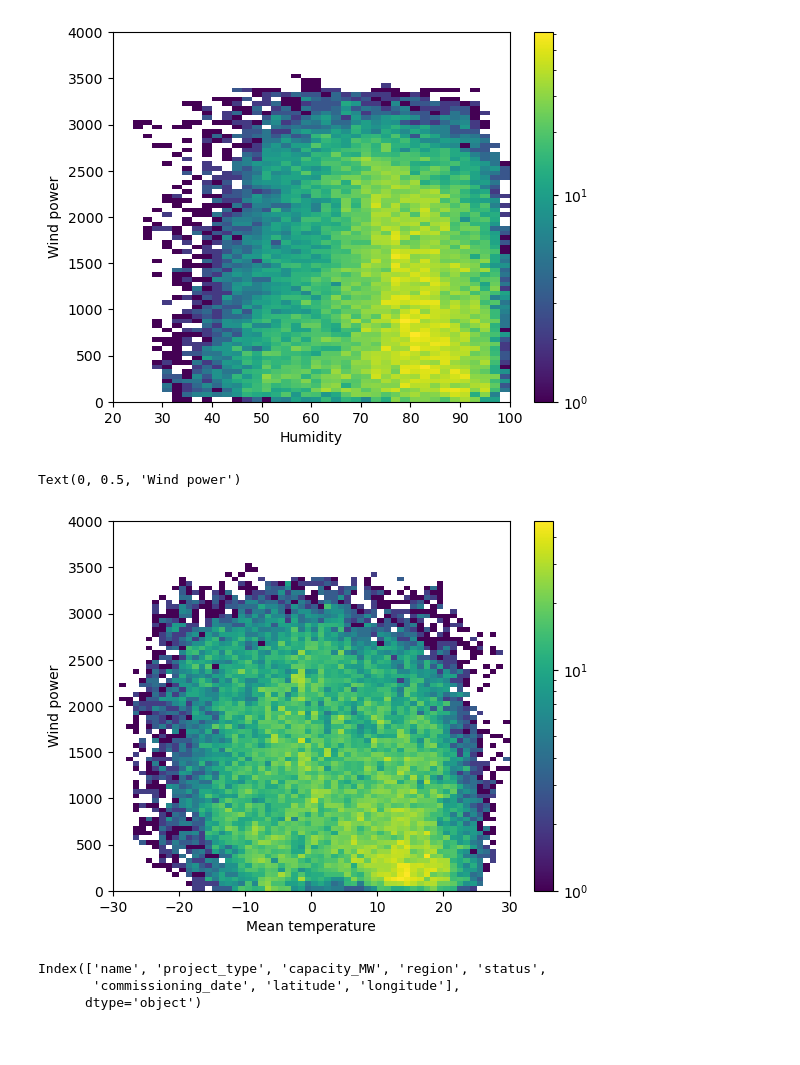
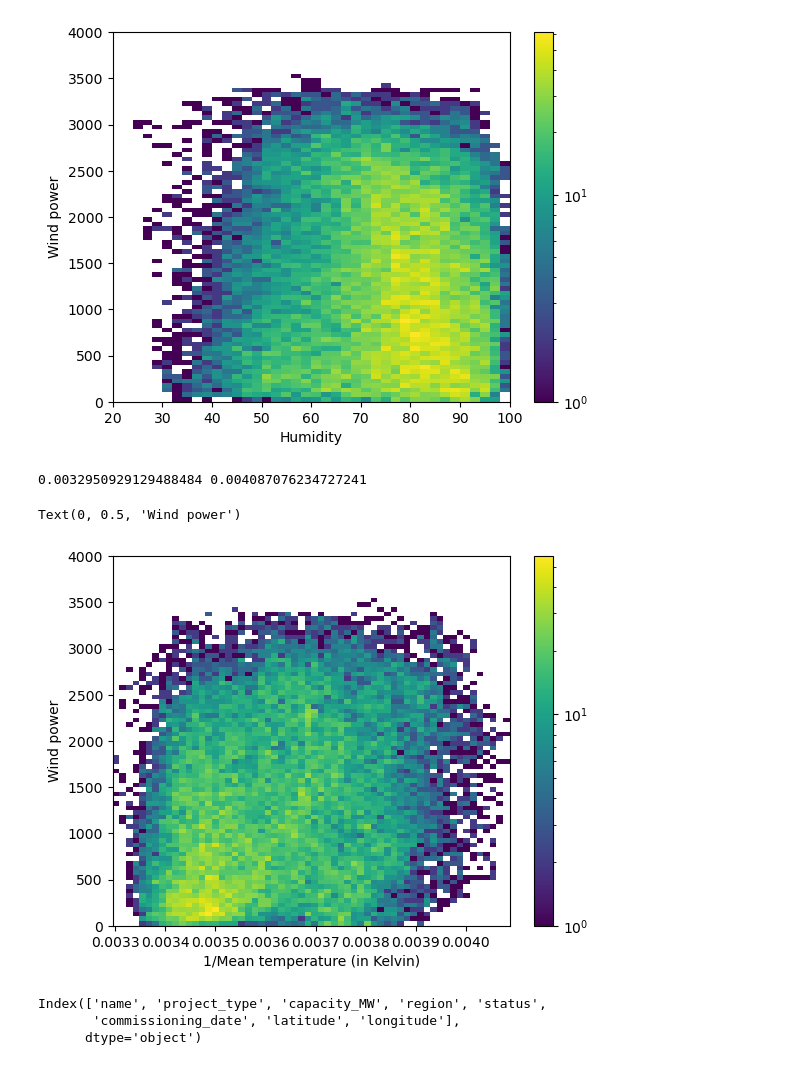
Before and after one commit to AndreaFodor/windPower, a Jupyter notebook: 2_modeling/arima_model/exploreData.ipynb, the cells around one changed output. Drawn from its saved outputs; the diff is of its cells as text; code cells hidden in the pictures.

```diff
--- a/2_modeling/arima_model/exploreData.ipynb
+++ b/2_modeling/arima_model/exploreData.ipynb
@@ -120,12 +122,16 @@ Text(0, 0.5, 'Wind power')
+# %%
+print(np.min(temp), np.max(temp))
+# %% [output]
+0.0032950929129488484 0.004087076234727241
 # %%
 fig, ax = plt.subplots()
-h = ax.hist2d(x=df.mean_temperature, y=df.Wind, bins=(60, 80), range=[[-30, 30], [0, 4000]], norm=mpl.colors.LogNorm(),)
+h = ax.hist2d(x=1/(df.mean_temperature+273), y=df.Wind, bins=(60, 80), range=[[0.0032950929129488480, 0.004087076234727244], [0, 4000]], norm=mpl.colors.LogNorm(),)
 fig.colorbar(h[3], ax=ax)
-ax.set_xlabel('Mean temperature')
+ax.set_xlabel('$1/Mean temperature (in Kelvin)$')
 ax.set_ylabel('Wind power')
 # %% [output]
 Text(0, 0.5, 'Wind power')
-[figure, old version]
+[figure, new version]
 # %%
 wfs = pd.read_csv('../../1_data/data_preprocessing/hydroquebec_wind_farms.csv')
 # %%
```
Also changed, not shown: parts of 11 cells of this notebook, 6 other files.
